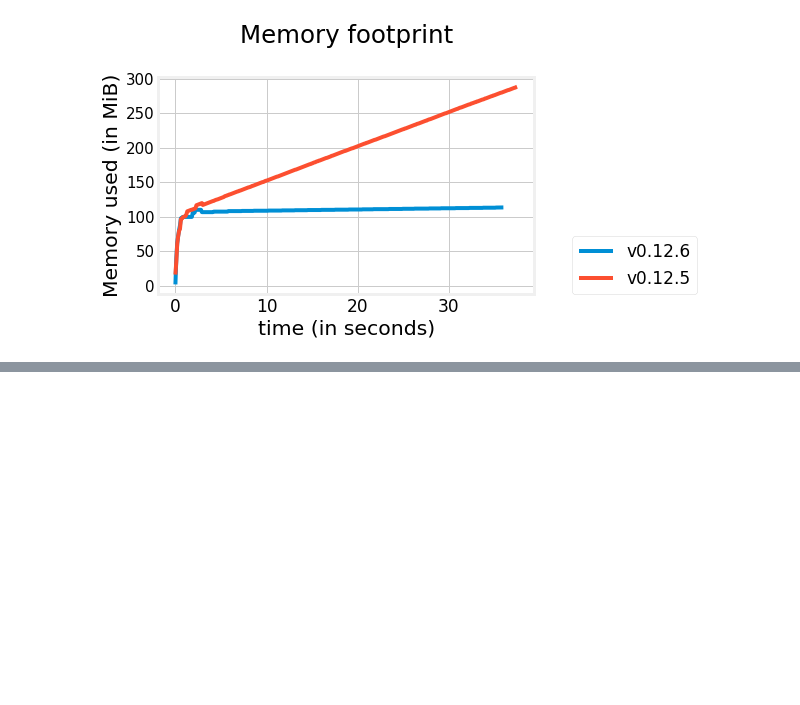
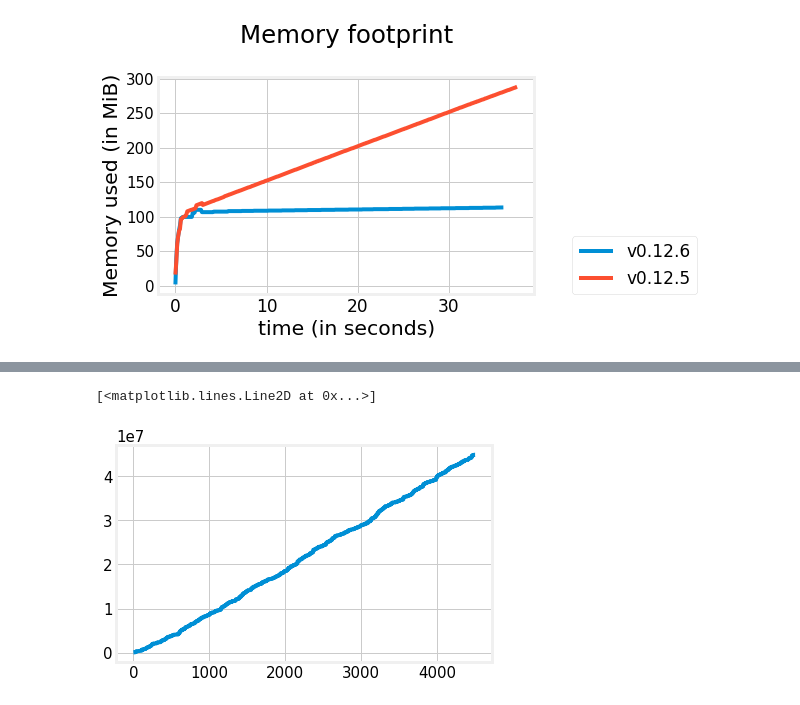
Before and after one commit to NotAnyMike/HRL, a Jupyter notebook: notebooks/Plots.ipynb, the cells around one changed output, grey strips where cells are left out. Drawn from its saved outputs; the diff is of its cells as text; code cells hidden in the pictures; blank space fills up the shorter version.

```diff
--- a/notebooks/Plots.ipynb
+++ b/notebooks/Plots.ipynb
@@ -100,0 +147,5 @@ plt.savefig("plots/mem_profiler.pdf",bbox_inches="tight", pad_inches=0)
+# %%
+plt.plot(steps)
+# %% [output]
+[<matplotlib.lines.Line2D at 0x...>]
+[figure, added]
```
Also changed, not shown: parts of 6 cells of this notebook, 4 other files.
